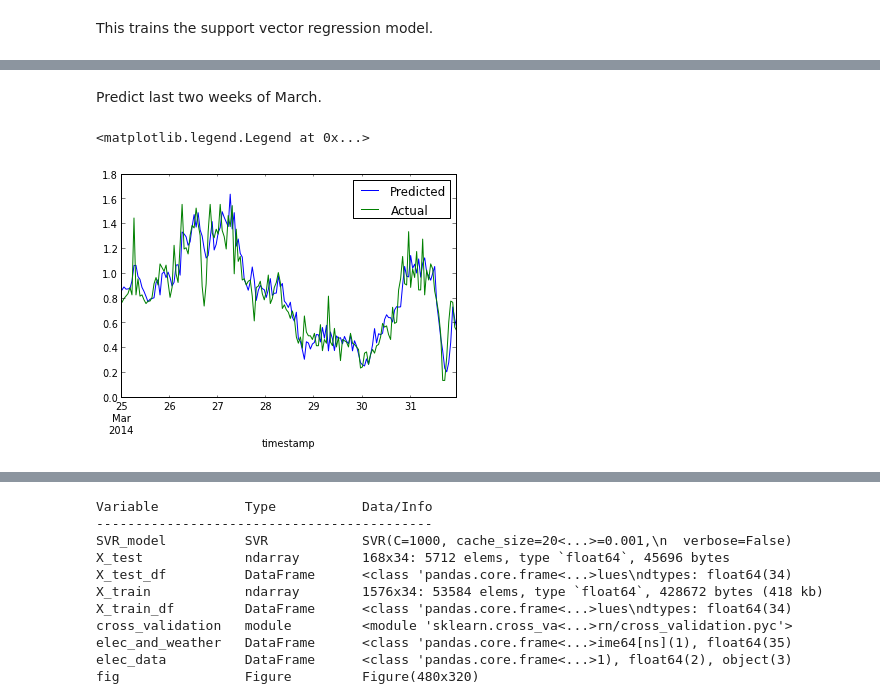
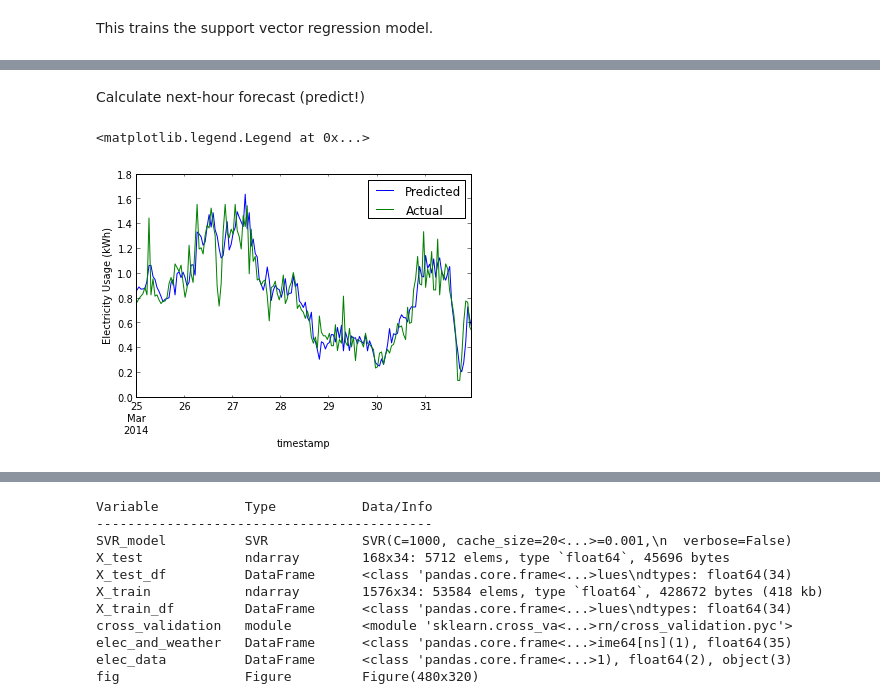
Before and after one commit to jtelszasz/my_energy_forecast_SVR, a Jupyter notebook: Elec_SVM.ipynb, the cells around one changed output, grey strips where cells are left out. Cells and saved outputs as stored; diff of their text form; code cells hidden in the pictures.

Commit message:
added predict v. actual plot

```diff
--- a/Elec_SVM.ipynb
+++ b/Elec_SVM.ipynb
@@ -158,2 +158,0 @@ SVR_model.score(X_test,y_test)
-# %% [markdown]
-Predict last two weeks of March.
@@ -164,0 +159,2 @@ predict_y.index = X_test_df.index
+# %% [markdown]
+Calculate next-hour forecast (predict!)
@@ -165,12 +168,14 @@ predict_y.index = X_test_df.index
 # %%
+# Plot the predicted values and actual
+
 plot_start = '25-mar-2014'
 plot_end = '31-mar-2014'
-
 
 fig = plt.figure()
 plt_predict = predict_y[plot_start:plot_end].plot()
 plt_actual = y_test_df[plot_start:plot_end].plot(grid=False)
+plt.ylabel('Electricity Usage (kWh)')
 plt.legend(['Predicted','Actual'],loc='best')
 # %% [output]
 <matplotlib.legend.Legend at 0x...>
-[figure, old version]
+[figure, new version]
```
Also changed, not shown: parts of 6 cells of this notebook.
